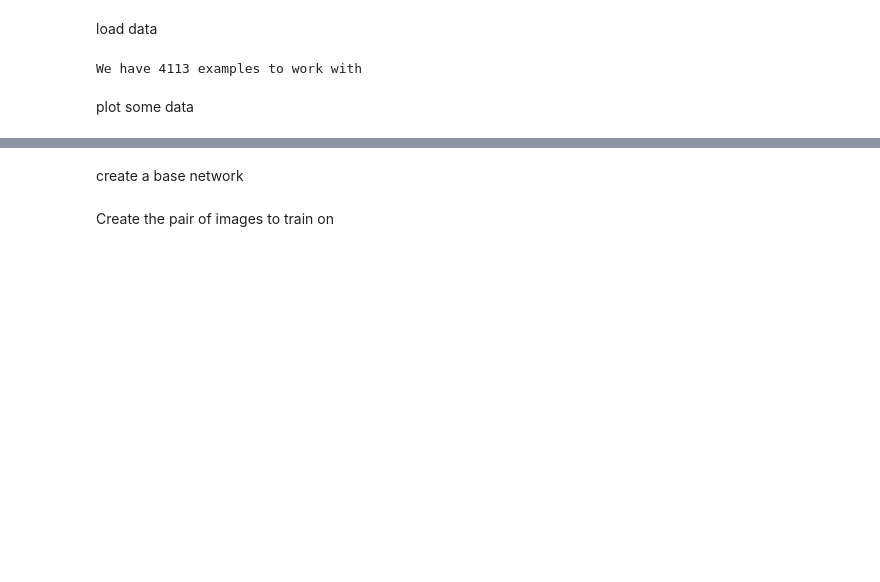
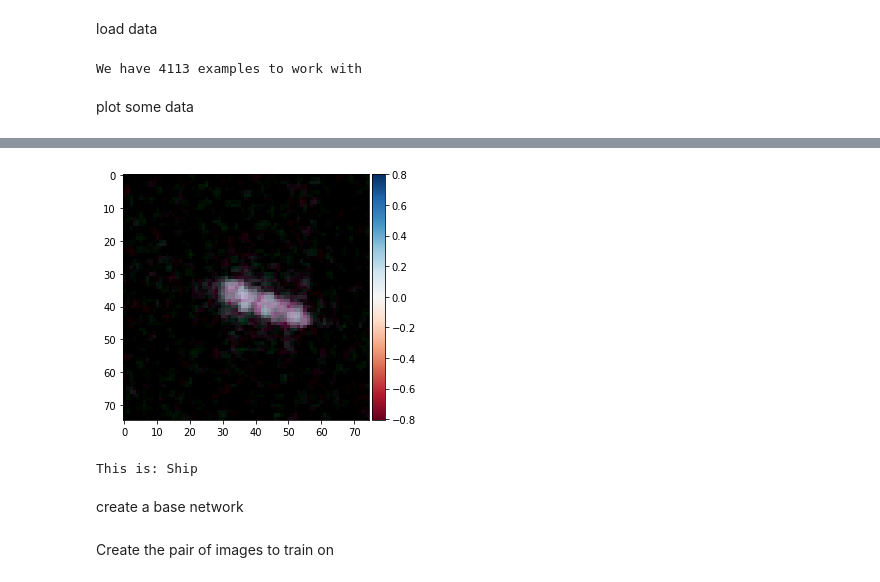
Before and after one commit to ThomBors/SiameseNetwork-for-satellite-images, a Jupyter notebook: siamese_network_project.ipynb, the cells around one changed output, grey strips where cells are left out. Saved outputs shown, nothing was run; the diff lists cells and outputs as text; code cells hidden in the pictures; blank space fills up the shorter version.

```diff
--- a/siamese_network_project.ipynb
+++ b/siamese_network_project.ipynb
@@ -64,0 +75,3 @@ def plot_image(ix):
+# %%
+plot_image(100)
+# %% [output]
@@ -65,3 +79,5 @@ def plot_image(ix):
+[figure, added]
+This is: Ship
 # %% [markdown]
 create a base network
 # %%
```
Also changed, not shown: parts of 29 cells of this notebook, 8 other files.
